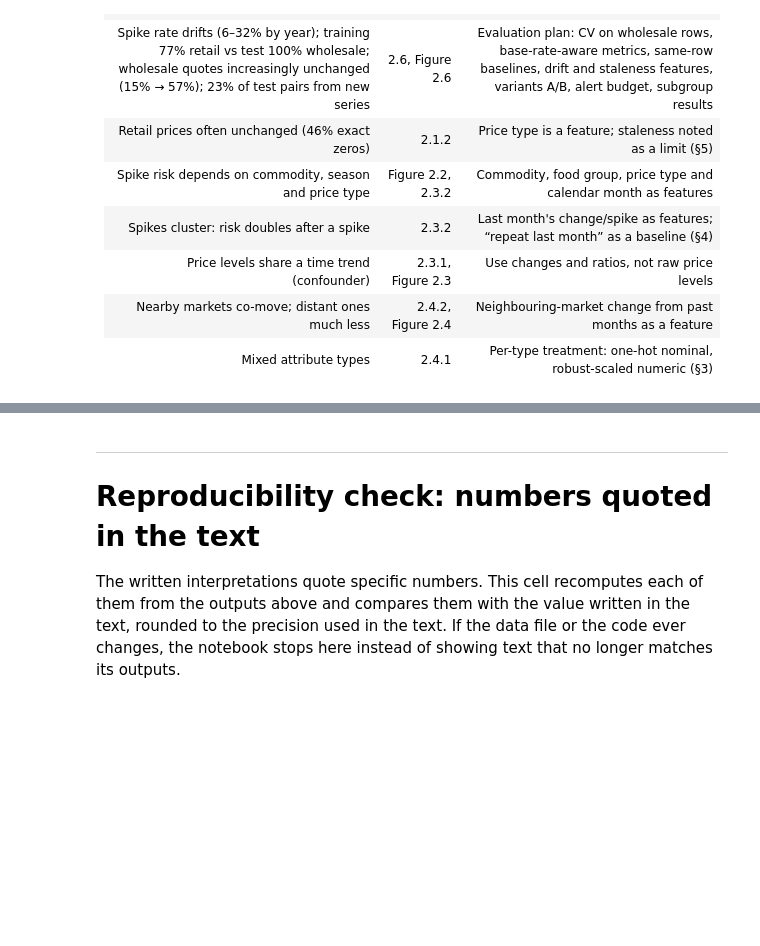
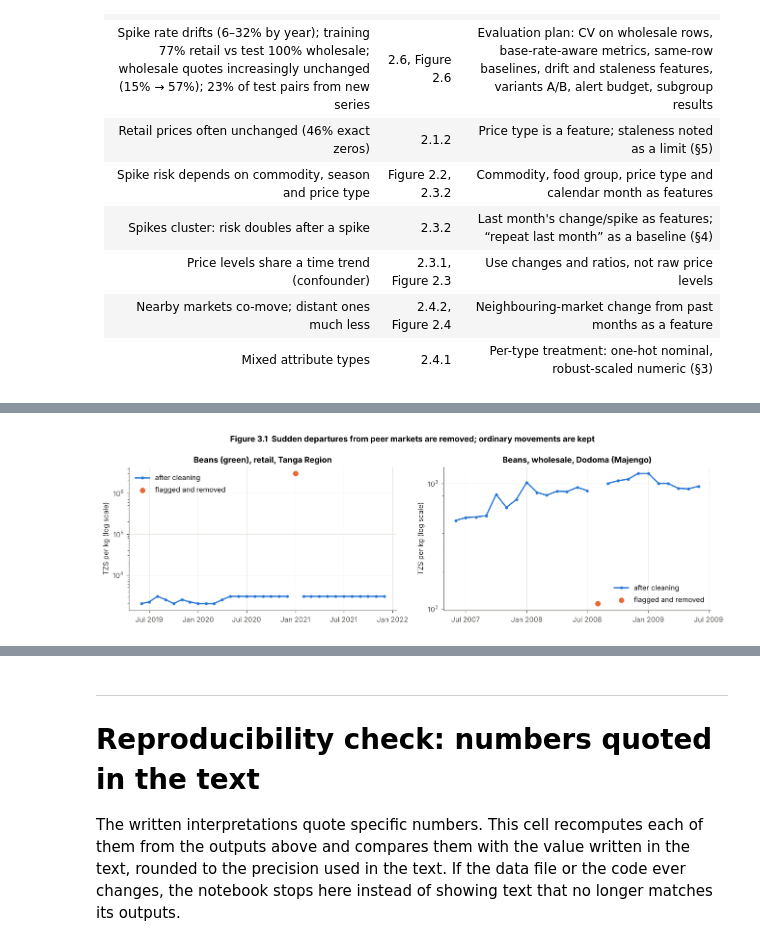
Before and after one commit to Shambhavi-DSAI2006/tanzania-food-price-spikes, a Jupyter notebook: Shambhavi_MiniProject.ipynb, the cells around one changed output, grey strips where cells are left out. Cells and saved outputs as stored; diff of their text form; code cells hidden in the pictures; blank space fills up the shorter version.

```diff
--- a/Shambhavi_MiniProject.ipynb
+++ b/Shambhavi_MiniProject.ipynb
@@ -1356,0 +1387,9 @@ folds.round(1)
+# %%
+# Why not the textbook rule? Robust z of each series' own log price level (training years)
+lvl = food[food["period"] == "train"].assign(lp=lambda f: np.log(f["price_tzs_per_kg"]))
+med_s = lvl.groupby(SERIES_KEY)["lp"].transform("median")
+mad_s = lvl.groupby(SERIES_KEY)["lp"].transform(lambda x: (x - x.median()).abs().median())
+n_mad0 = int(lvl.assign(mad=mad_s).groupby(SERIES_KEY)["mad"].first().eq(0).sum())
+M_series = 0.6745 * (lvl["lp"] - med_s) / mad_s.replace(0, np.nan)
+print(f"Series-level rule: {n_mad0} of {lvl.groupby(SERIES_KEY).ngroups} training series have MAD = 0 (rule undefined); "
+      f"among the rest it flags {int((M_series.abs() > 3.5).sum()):,} rows")
@@ -1356,0 +1496,25 @@ folds.round(1)
+# %%
+# Figure 3.1 — the cleaning rule on two real series
+import matplotlib.dates as mdates
+def series(frame, market, commodity, pricetype):
+    s = frame[(frame["market"] == market) & (frame["commodity"] == commodity) & (frame["pricetype"] == pricetype)]
+    return s.set_index("month")["price_tzs_per_kg"].sort_index()
+
+examples = [("Tanga Region", "Beans (green)", "Retail", (pd.Period("2019-06", "M"), pd.Period("2021-12", "M"))),
+            ("Dodoma (Majengo)", "Beans", "Wholesale", (pd.Period("2007-06", "M"), pd.Period("2009-12", "M")))]
+fig, axes = plt.subplots(1, 2, figsize=(12, 3.8))
+for ax, (mk, cm, pt, (a, b)) in zip(axes, examples):
+    raw, cl = series(flagged, mk, cm, pt), series(clean, mk, cm, pt)
+    raw, cl = raw[(raw.index >= a) & (raw.index <= b)], cl[(cl.index >= a) & (cl.index <= b)]
+    out = flagged[(flagged["market"] == mk) & (flagged["commodity"] == cm) & (flagged["pricetype"] == pt) & flagged["outlier"]]
+    out = out[(out["month"] >= a) & (out["month"] <= b)]
+    full = cl.reindex(pd.period_range(a, b, freq="M"))
+    ax.plot(full.index.to_timestamp(), full.values, color="#2a78d6", lw=1.8, marker="o", ms=3, label="after cleaning")
+    ax.scatter(out["month"].dt.to_timestamp(), out["price_tzs_per_kg"], color="#eb6834", s=40, zorder=3, label="flagged and removed")
+    ax.set_yscale("log"); ax.set(title=f"{cm}, {pt.lower()}, {mk}", ylabel="TZS per kg (log scale)")
+    loc_ = mdates.MonthLocator(bymonth=[1, 7]); ax.xaxis.set_major_locator(loc_); ax.xaxis.set_major_formatter(mdates.DateFormatter("%b %Y"))
+    ax.legend(loc="upper left" if mk.startswith("Tanga") else "lower right")
+fig.suptitle("Figure 3.1  Sudden departures from peer markets are removed; ordinary movements are kept", fontweight="bold", fontsize=11)
+plt.tight_layout(); save_fig("fig_3_1_outlier_cleaning"); plt.show()
+# %% [output]
+[figure, added]
```
Also changed, not shown: parts of 30 cells of this notebook, 12 other files.
